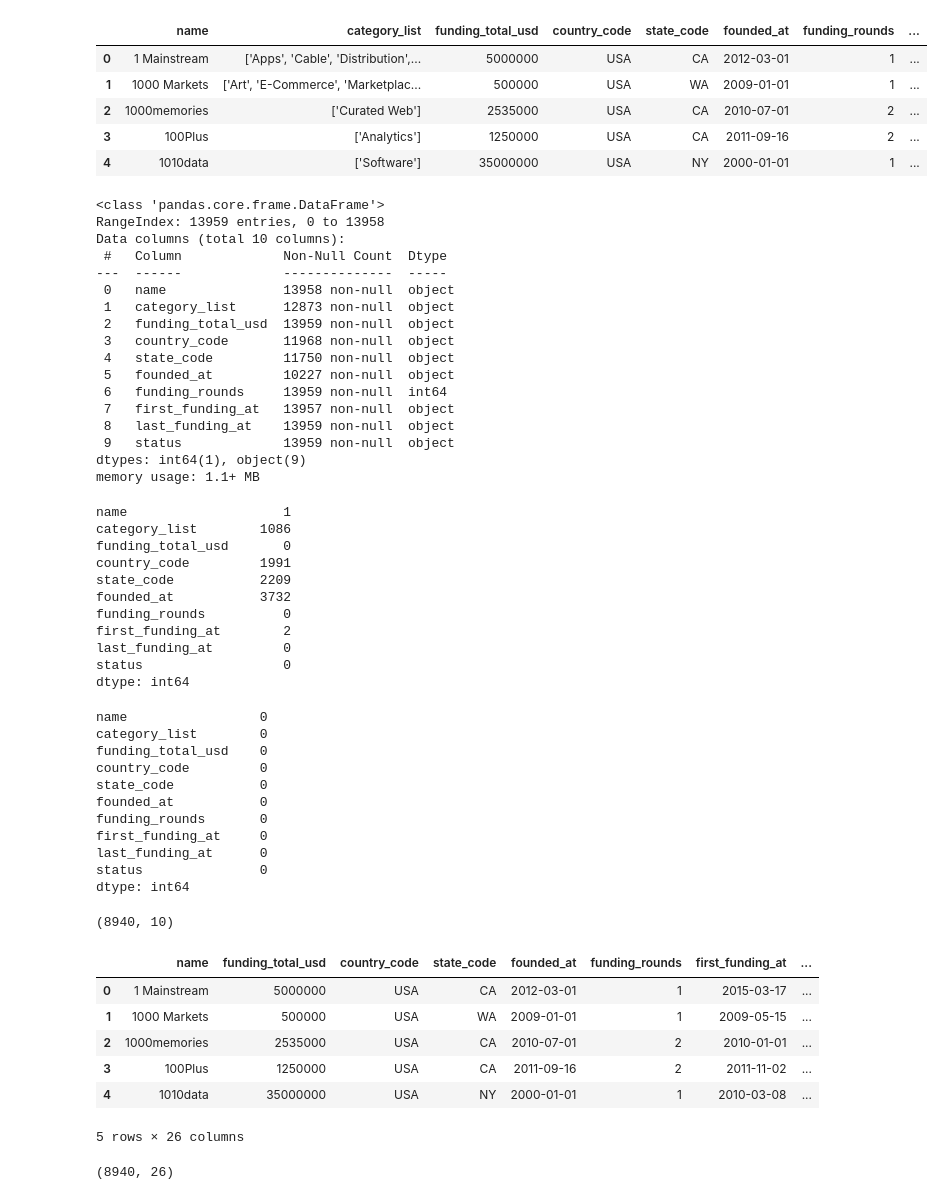
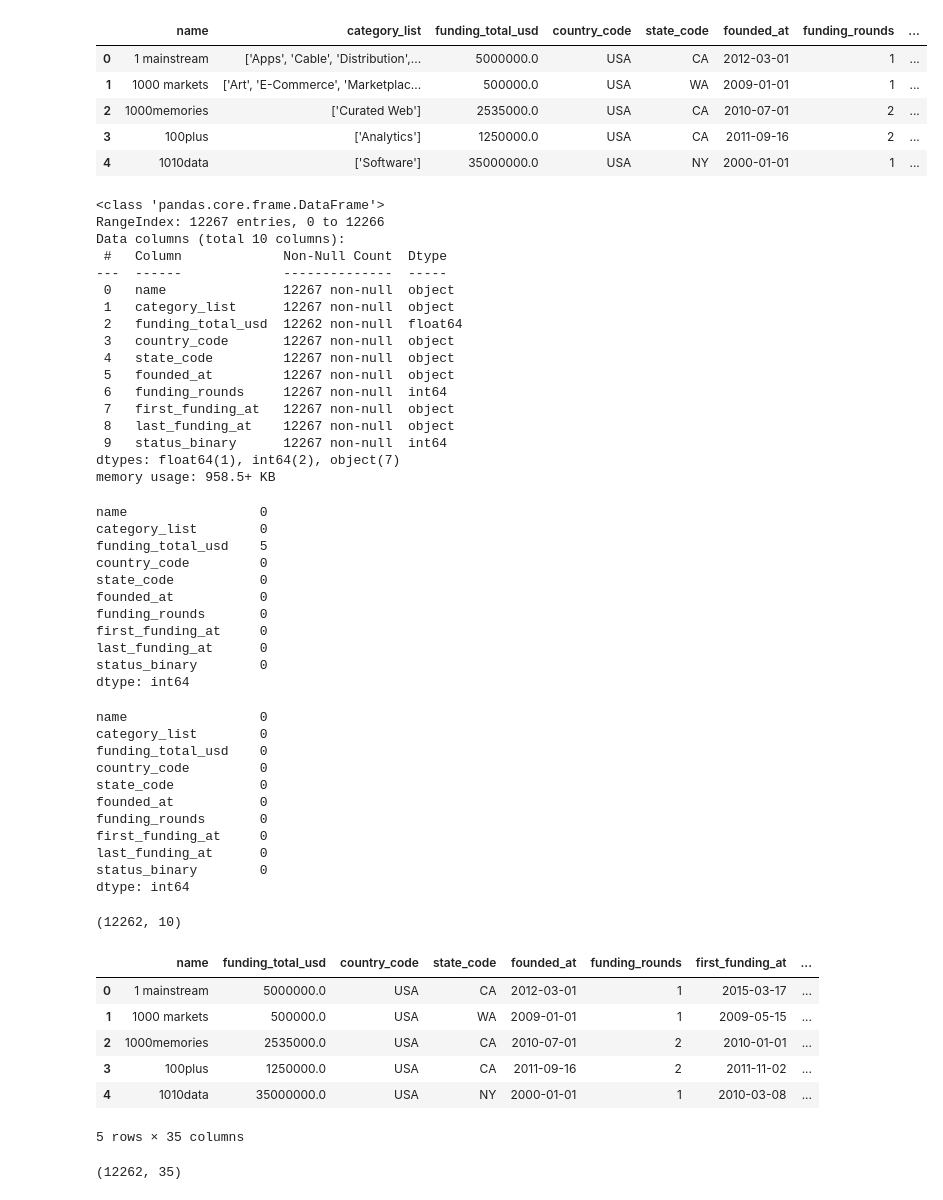
Before and after one commit to Ishaan453/Flexi-DSBI_Project, a Jupyter notebook: model.ipynb, the cells around one changed output. Drawn from its saved outputs; the diff is of its cells as text; code cells hidden in the pictures.

```diff
--- a/model.ipynb
+++ b/model.ipynb
@@ -1,48 +1,48 @@
 # %%
 import pandas as pd
 # %%
-df = pd.read_csv("final_startup_dataset_v2.csv")
+df = pd.read_csv("final_startup_dataset_v4.csv")
 df.head()
 # %% [output]
 |  | name | category_list | funding_total_usd | country_code | state_code | founded_at | funding_rounds | ... |
-| 0 | 1 Mainstream | ['Apps', 'Cable', 'Distribution',... | 5000000 | USA | CA | 2012-03-01 | 1 | ... |
-| 1 | 1000 Markets | ['Art', 'E-Commerce', 'Marketplac... | 500000 | USA | WA | 2009-01-01 | 1 | ... |
-| 2 | 1000memories | ['Curated Web'] | 2535000 | USA | CA | 2010-07-01 | 2 | ... |
-| 3 | 100Plus | ['Analytics'] | 1250000 | USA | CA | 2011-09-16 | 2 | ... |
-| 4 | 1010data | ['Software'] | 35000000 | USA | NY | 2000-01-01 | 1 | ... |
+| 0 | 1 mainstream | ['Apps', 'Cable', 'Distribution',... | 5000000.0 | USA | CA | 2012-03-01 | 1 | ... |
+| 1 | 1000 markets | ['Art', 'E-Commerce', 'Marketplac... | 500000.0 | USA | WA | 2009-01-01 | 1 | ... |
+| 2 | 1000memories | ['Curated Web'] | 2535000.0 | USA | CA | 2010-07-01 | 2 | ... |
+| 3 | 100plus | ['Analytics'] | 1250000.0 | USA | CA | 2011-09-16 | 2 | ... |
+| 4 | 1010data | ['Software'] | 35000000.0 | USA | NY | 2000-01-01 | 1 | ... |
 # %%
 df.info()
 # %% [output]
 <class 'pandas.core.frame.DataFrame'>
-RangeIndex: 13959 entries, 0 to 13958
+RangeIndex: 12267 entries, 0 to 12266
 Data columns (total 10 columns):
  #   Column             Non-Null Count  Dtype
 ---  ------             --------------  -----
- 0   name               13958 non-null  object
- 1   category_list      12873 non-null  object
- 2   funding_total_usd  13959 non-null  object
- 3   country_code       11968 non-null  object
- 4   state_code         11750 non-null  object
- 5   founded_at         10227 non-null  object
- 6   funding_rounds     13959 non-null  int64
- 7   first_funding_at   13957 non-null  object
- 8   last_funding_at    13959 non-null  object
- 9   status             13959 non-null  object
-dtypes: int64(1), object(9)
-memory usage: 1.1+ MB
+ 0   name               12267 non-null  object
+ 1   category_list      12267 non-null  object
+ 2   funding_total_usd  12262 non-null  float64
+ 3   country_code       12267 non-null  object
+ 4   state_code         12267 non-null  object
+ 5   founded_at         12267 non-null  object
+ 6   funding_rounds     12267 non-null  int64
+ 7   first_funding_at   12267 non-null  object
+ 8   last_funding_at    12267 non-null  object
+ 9   status_binary      12267 non-null  int64
+dtypes: float64(1), int64(2), object(7)
+memory usage: 958.5+ KB
 # %%
 df.isna().sum()
 # %% [output]
-name                    1
-category_list        1086
-funding_total_usd       0
-country_code         1991
-state_code           2209
-founded_at           3732
-funding_rounds          0
-first_funding_at        2
-last_funding_at         0
-status                  0
+name                 0
+category_list        0
+funding_total_usd    5
+country_code         0
+state_code           0
+founded_at           0
+funding_rounds       0
+first_funding_at     0
+last_funding_at      0
+status_binary        0
 dtype: int64
 # %%
 df.dropna(inplace=True)
@@ -58,12 +58,12 @@ founded_at           0
 funding_rounds       0
 first_funding_at     0
 last_funding_at      0
-status               0
+status_binary        0
 dtype: int64
 # %%
 df.shape
 # %% [output]
-(8940, 10)
+(12262, 10)
 # %%
 import ast
 df["category_list"] = df["category_list"].apply(lambda x: ast.literal_eval(x) if isinstance(x, str) else [])
@@ -77,16 +77,16 @@ df.drop(columns=["category_list"], inplace=True)
 df.head()
 # %% [output]
 |  | name | funding_total_usd | country_code | state_code | founded_at | funding_rounds | first_funding_at | ... |
-| 0 | 1 Mainstream | 5000000 | USA | CA | 2012-03-01 | 1 | 2015-03-17 | ... |
-| 1 | 1000 Markets | 500000 | USA | WA | 2009-01-01 | 1 | 2009-05-15 | ... |
-| 2 | 1000memories | 2535000 | USA | CA | 2010-07-01 | 2 | 2010-01-01 | ... |
-| 3 | 100Plus | 1250000 | USA | CA | 2011-09-16 | 2 | 2011-11-02 | ... |
-| 4 | 1010data | 35000000 | USA | NY | 2000-01-01 | 1 | 2010-03-08 | ... |
+| 0 | 1 mainstream | 5000000.0 | USA | CA | 2012-03-01 | 1 | 2015-03-17 | ... |
+| 1 | 1000 markets | 500000.0 | USA | WA | 2009-01-01 | 1 | 2009-05-15 | ... |
+| 2 | 1000memories | 2535000.0 | USA | CA | 2010-07-01 | 2 | 2010-01-01 | ... |
+| 3 | 100plus | 1250000.0 | USA | CA | 2011-09-16 | 2 | 2011-11-02 | ... |
+| 4 | 1010data | 35000000.0 | USA | NY | 2000-01-01 | 1 | 2010-03-08 | ... |
-5 rows × 26 columns
+5 rows × 35 columns
 # %%
 df.shape
 # %% [output]
-(8940, 26)
+(12262, 35)
 # %%
 df['Software'].value_counts()
 # %% [output]
```
Also changed, not shown: parts of 25 cells of this notebook, 1 other file.
